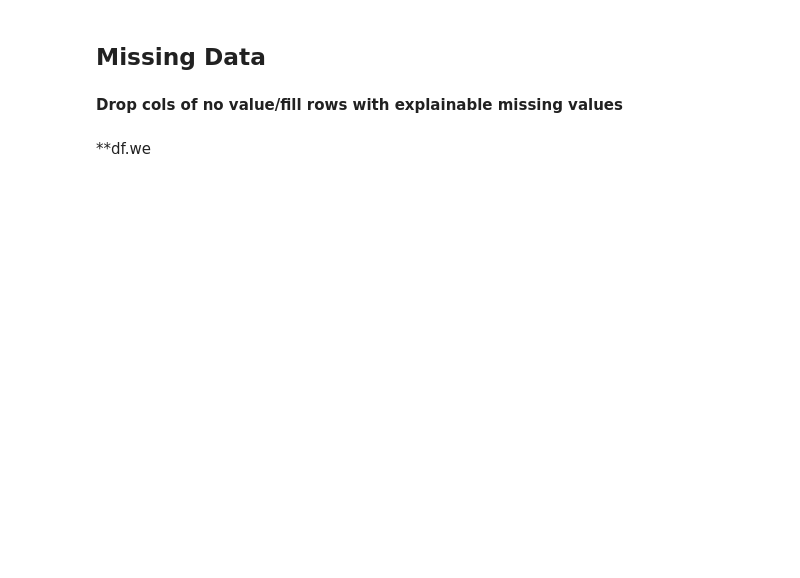
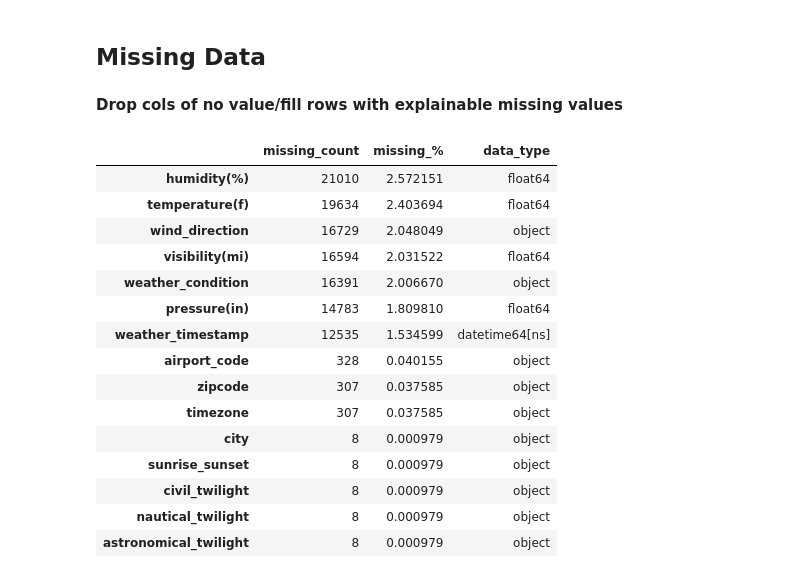
Before and after one commit to KishenSharma6/Traffic-Accident-Analysis, a Jupyter notebook: Project_Codes/01_Data_Cleaning/2020_0727_Data_Cleaning.ipynb, the cells around one changed output. Cells and saved outputs as stored; diff of their text form; code cells hidden in the pictures; blank space fills up the shorter version.

```diff
--- a/Project_Codes/01_Data_Cleaning/2020_0727_Data_Cleaning.ipynb
+++ b/Project_Codes/01_Data_Cleaning/2020_0727_Data_Cleaning.ipynb
@@ -203,8 +225,26 @@ dtype: int64
 # %%
 #DROP number, end_lng, end_lat, tmc, wind_chill
 df.drop(['number', 'end_lng','end_lat', 'tmc','wind_chill(f)'], axis = 1, inplace = True)
 
 #Fillna in precipitation and wind_speed with 0.
 df[['precipitation(in)','wind_speed(mph)']] = df[['precipitation(in)','wind_speed(mph)']].fillna(0, axis = 1)
+
+#Check
+missing_counts(df)
+# %% [output]
+|  | missing_count | missing_% | data_type |
+| humidity(%) | 21010 | 2.572151 | float64 |
+| temperature(f) | 19634 | 2.403694 | float64 |
+| wind_direction | 16729 | 2.048049 | object |
+| visibility(mi) | 16594 | 2.031522 | float64 |
+| weather_condition | 16391 | 2.006670 | object |
+| pressure(in) | 14783 | 1.809810 | float64 |
+| weather_timestamp | 12535 | 1.534599 | datetime64[ns] |
+| airport_code | 328 | 0.040155 | object |
+| zipcode | 307 | 0.037585 | object |
+| timezone | 307 | 0.037585 | object |
+| city | 8 | 0.000979 | object |
+| sunrise_sunset | 8 | 0.000979 | object |
+| civil_twilight | 8 | 0.000979 | object |
+| nautical_twilight | 8 | 0.000979 | object |
+| astronomical_twilight | 8 | 0.000979 | object |
-# %% [markdown]
-**df.we
```
Also changed, not shown: parts of 11 cells of this notebook.
